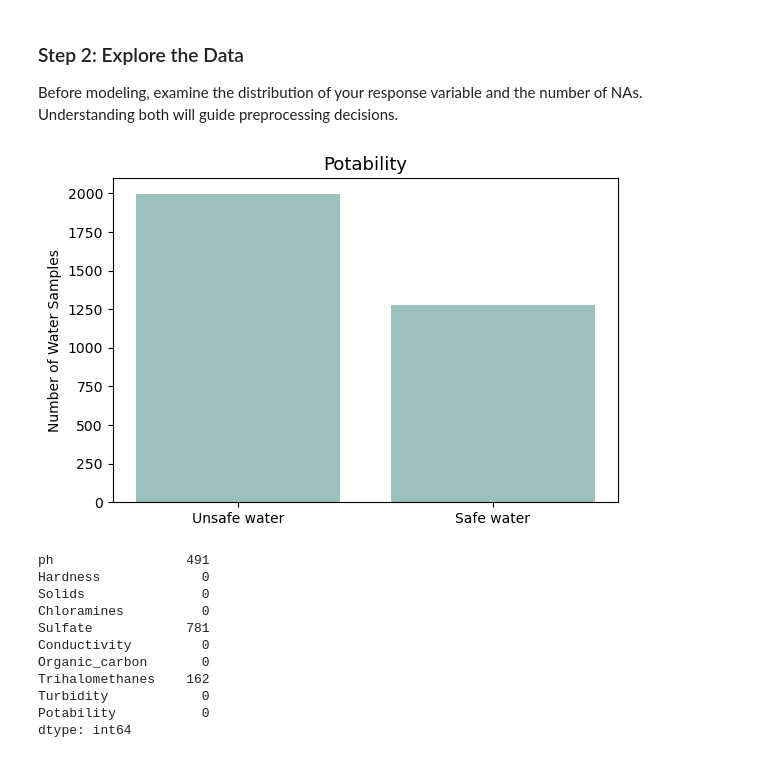
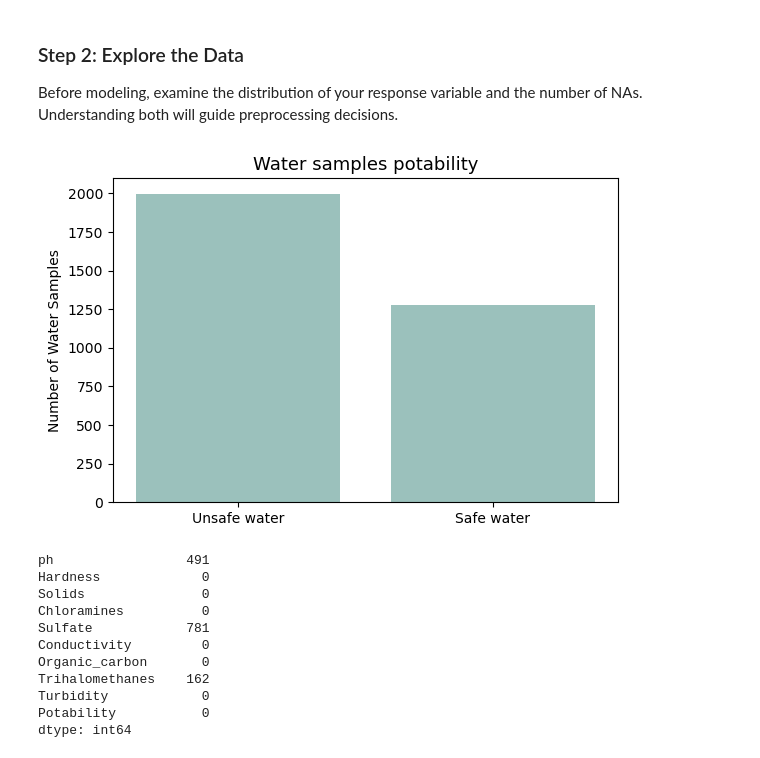
Before and after one commit to sofiiir/edds232-assignment-3, a Jupyter notebook: task2/hw3-task2.ipynb, the cells around one changed output. Cells and saved outputs as stored; diff of their text form; code cells hidden in the pictures.

```diff
--- a/task2/hw3-task2.ipynb
+++ b/task2/hw3-task2.ipynb
@@ -72,17 +77,18 @@ Before modeling, examine the distribution of your response variable and the numb
 # %%
 # count water samples with unsafe and safe drinking water
 counts = df['Potability'].value_counts().sort_index()
 
 labels = ['Unsafe water', 'Safe water']
 
+# visualize water sample potability
 fig, ax = plt.subplots(figsize=(6, 4))
 ax.bar(labels, counts.values, color = '#9BC1BC')
-ax.set_title('Potability', fontsize=13)
+ax.set_title('Water samples potability', fontsize=13)
 ax.set_ylabel('Number of Water Samples')
 plt.tight_layout()
 plt.show()
 # %% [output]
-[figure, old version]
+[figure, new version]
 # %%
 # view which columns in the dataframe have NA values
 df.isnull().sum()
```
Also changed, not shown: parts of 19 cells of this notebook.
